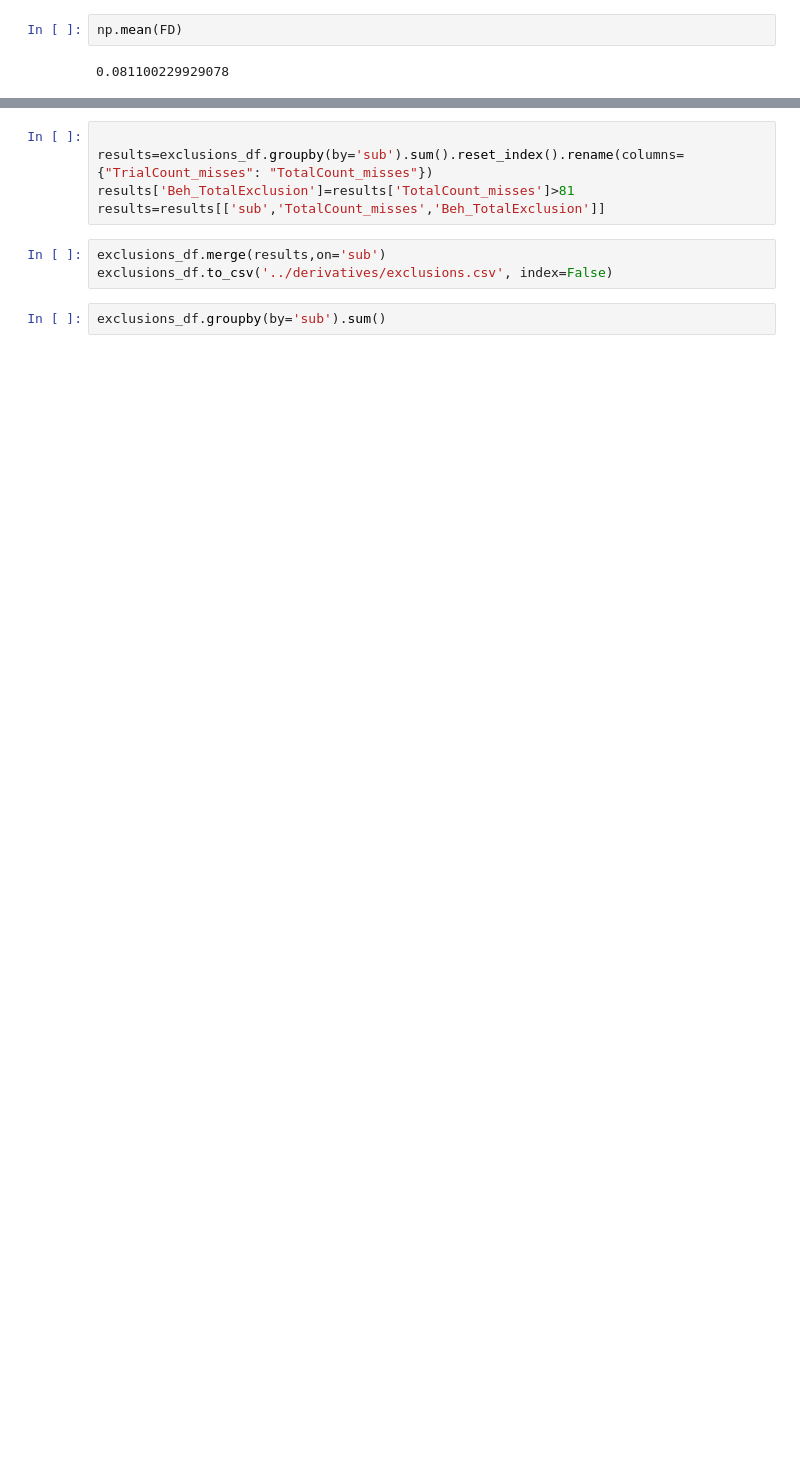
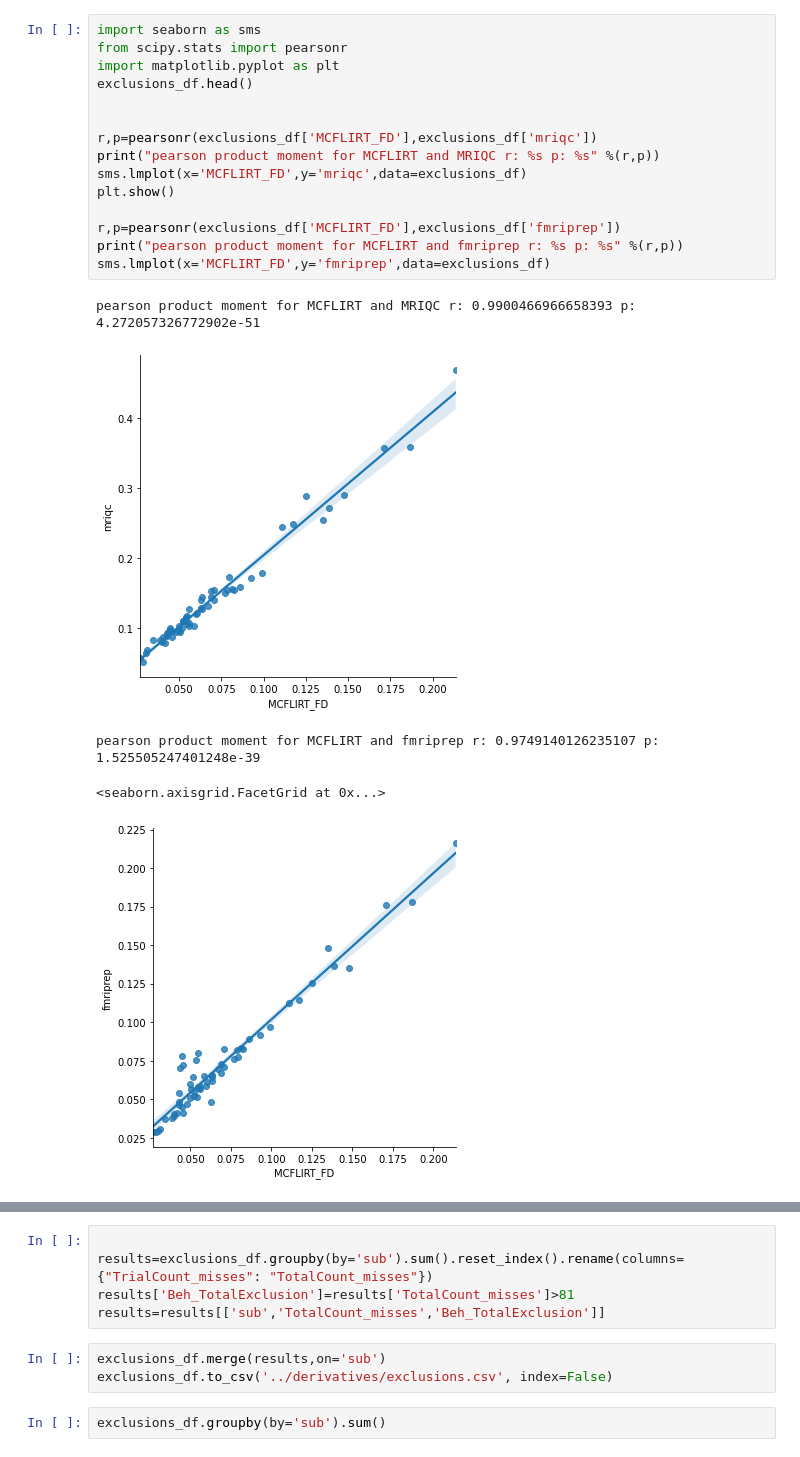
Before and after one commit to DVS-Lab/rf1-sequence-pilot, a Jupyter notebook: code/Dev_IDOutlier.ipynb, the cells around one changed output, grey strips where cells are left out. Drawn from its saved outputs; the diff is of its cells as text; blank space fills up the shorter version.

Commit message:
sub-10136 and switching out framewisedisplacementform mcflirt for mriqc

```diff
--- a/code/Dev_IDOutlier.ipynb
+++ b/code/Dev_IDOutlier.ipynb
@@ -88,4 +81,21 @@ OSError: ../derivatives/fsl/mcflirt/sub-10125/mb1me1/_abs.rms not found.
-# %%
-np.mean(FD)
-# %% [output]
-0.081100229929078
+# %%
+import seaborn as sms
+from scipy.stats import pearsonr
+import matplotlib.pyplot as plt
+exclusions_df.head()
+
+
+r,p=pearsonr(exclusions_df['MCFLIRT_FD'],exclusions_df['mriqc'])
+print("pearson product moment for MCFLIRT and MRIQC r: %s p: %s" %(r,p))
+sms.lmplot(x='MCFLIRT_FD',y='mriqc',data=exclusions_df)
+plt.show()
+
+r,p=pearsonr(exclusions_df['MCFLIRT_FD'],exclusions_df['fmriprep'])
+print("pearson product moment for MCFLIRT and fmriprep r: %s p: %s" %(r,p))
+sms.lmplot(x='MCFLIRT_FD',y='fmriprep',data=exclusions_df)
+# %% [output]
+pearson product moment for MCFLIRT and MRIQC r: 0.9900466966658393 p: 4.272057326772902e-51
+[figure, added]
+pearson product moment for MCFLIRT and fmriprep r: 0.9749140126235107 p: 1.525505247401248e-39
+<seaborn.axisgrid.FacetGrid at 0x...>
+[figure, added]
```
Also changed, not shown: parts of 5 cells of this notebook, 52 other files.
